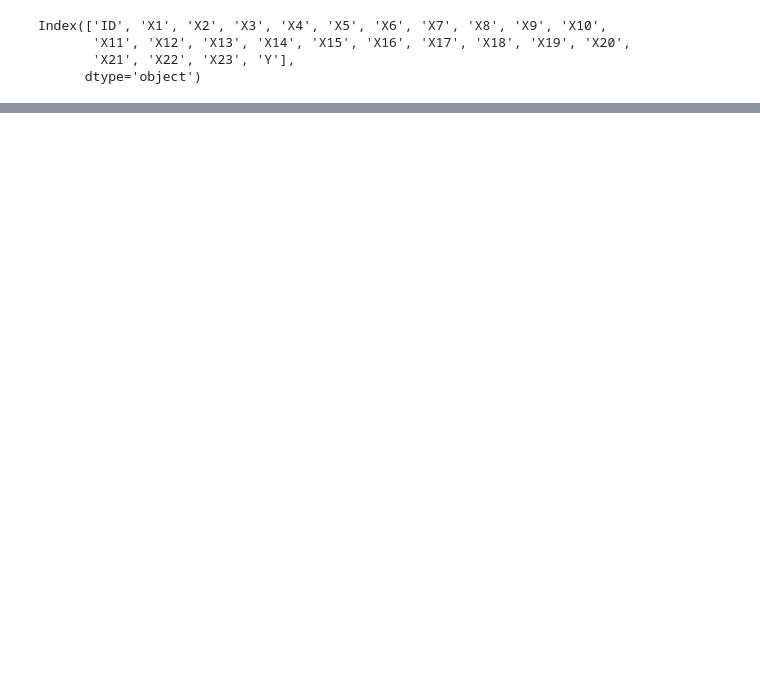
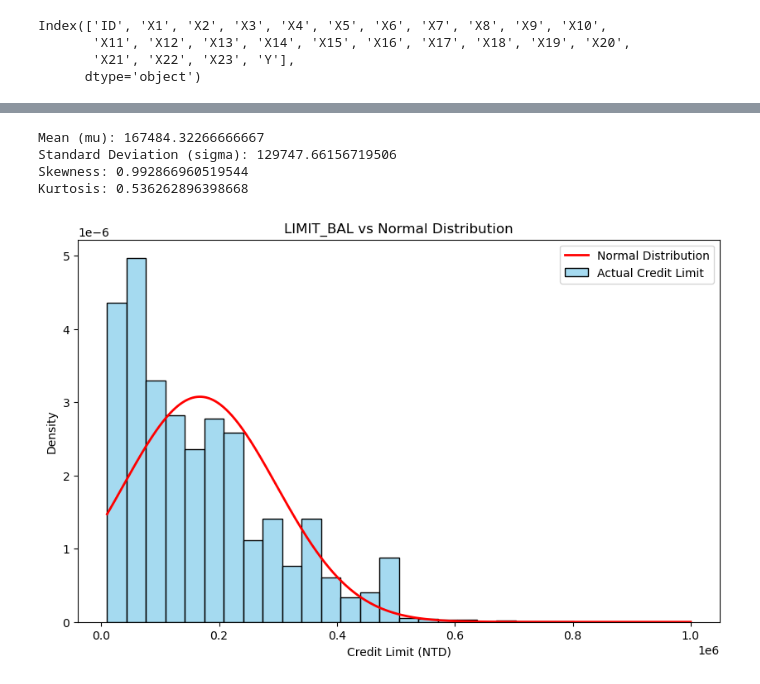
Before and after one commit to Erdenetuya610/Statistical-Tech-2026, a Jupyter notebook: Statistical Tech.ipynb, the cells around one changed output, grey strips where cells are left out. Drawn from its saved outputs; the diff is of its cells as text; code cells hidden in the pictures; blank space fills up the shorter version.

```diff
--- a/Statistical Tech.ipynb
+++ b/Statistical Tech.ipynb
@@ -139,0 +291,50 @@ KeyError: 'AGE'
+# %%
+# Select credit limit data
+data = df['LIMIT_BAL'].dropna()
+
+# Calculate mean and standard deviation
+mu = data.mean()
+sigma = data.std()
+
+print("Mean (mu):", mu)
+print("Standard Deviation (sigma):", sigma)
+print("Skewness:", data.skew())
+print("Kurtosis:", data.kurtosis())
+# %% [output]
+Mean (mu): 167484.32266666667
+Standard Deviation (sigma): 129747.66156719506
+Skewness: 0.992866960519544
+Kurtosis: 0.536262896398668
+# %%
+data = df['LIMIT_BAL'].dropna()
+
+mu = data.mean()
+sigma = data.std()
+
+plt.figure(figsize=(10, 6))
+
+sns.histplot(
+    data,
+    bins=30,
+    stat='density',
+    color='skyblue',
+    label='Actual Credit Limit'
+)
+
+x = np.linspace(data.min(), data.max(), 1000)
+
+plt.plot(
+    x,
+    norm.pdf(x, mu, sigma),
+    color='red',
+    linewidth=2,
+    label='Normal Distribution'
+)
+
+plt.title('LIMIT_BAL vs Normal Distribution')
+plt.xlabel('Credit Limit (NTD)')
+plt.ylabel('Density')
+plt.legend()
+plt.show()
+# %% [output]
+[figure, added]
```
Also changed, not shown: parts of 19 cells of this notebook.
